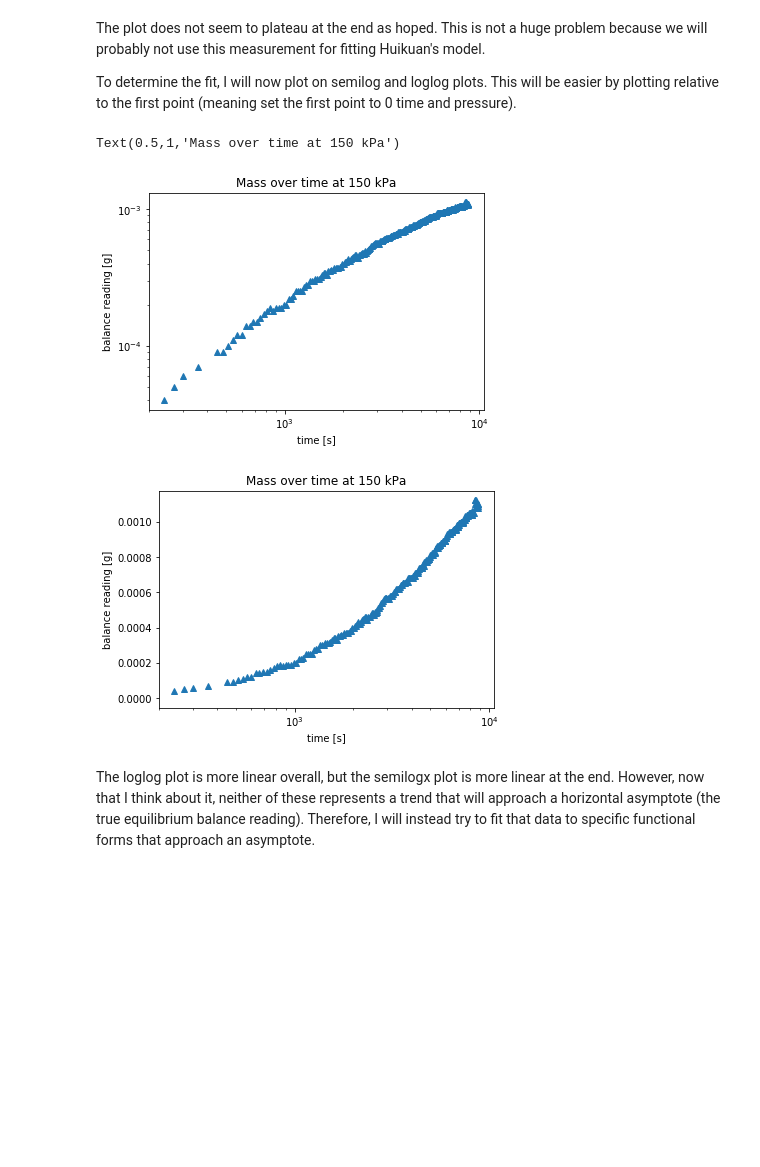
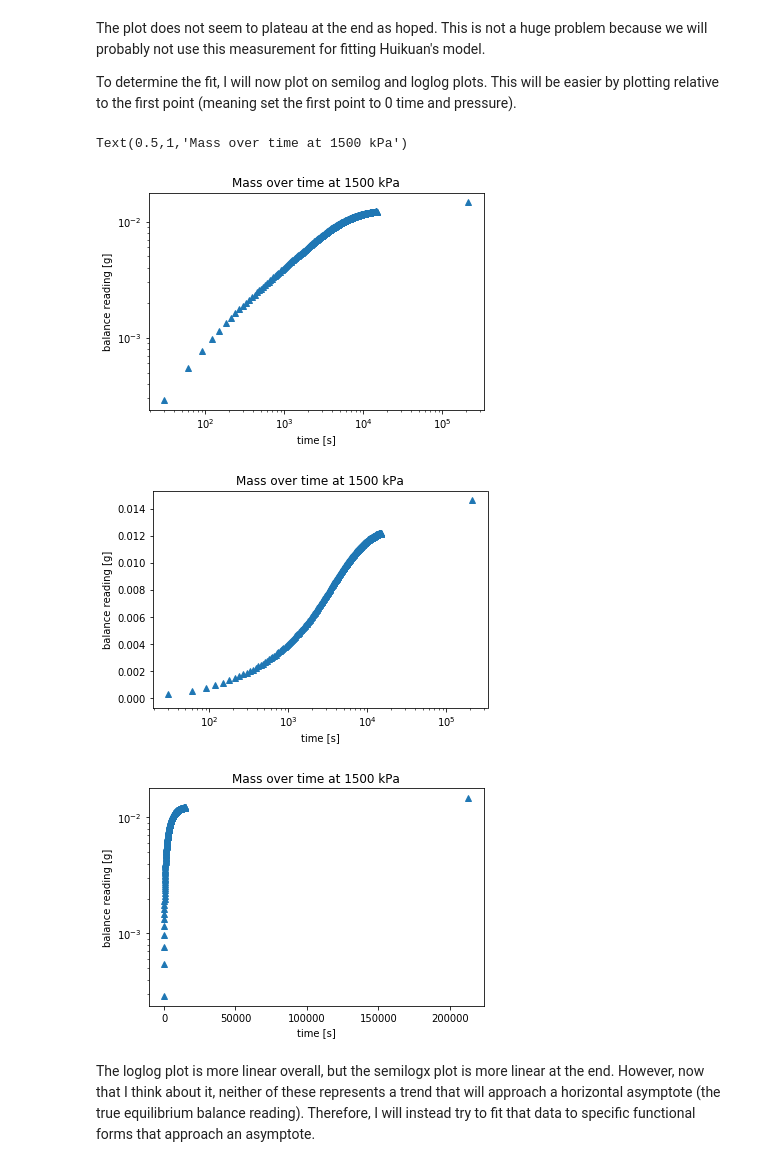
Before and after one commit to andylitalo/g-adsa, a Jupyter notebook: 20190614_fit_sorption_pred_equil.ipynb, the cells around one changed output. Drawn from its saved outputs; the diff is of its cells as text; code cells hidden in the pictures; blank space fills up the shorter version.

```diff
--- a/20190614_fit_sorption_pred_equil.ipynb
+++ b/20190614_fit_sorption_pred_equil.ipynb
@@ -18,7 +18,7 @@ from importlib import reload
 reload(dataproc)
 
 # Set user parameters
-data_folder = '../../EXPERIMENTS/Italy/data/adsa/'
+data_folder = '../../EXPERIMENTS/Italy/data/gravimetry/'
 data_file = 'v2110b-TRD-061219-1804.csv'
 pressure_steps = [0, 50, 150, 500, 1000, 1500, 2000, 2500, 3000, 3500, 4000, 4500, 5000, 5500] # user-defined set points [kPa]
 p_thresh_frac = 0.02 # threshold for acceptable difference between actual pressure and set pressure [fraction]
@@ -70,7 +70,7 @@ for i in range(len(pressure_steps)):
 For simplicity, we will start by exploring the mass for the first pressure increase, when the pressure is set to 50 kPa.
 # %%
 # extract mass and time
-p = 150 # pressure [kPa]
+p = 1500 # pressure [kPa]
 m_150_arr = data_dict[p]['balance reading [g]']
 t_150_arr = data_dict[p]['time [s]']
 
@@ -91,27 +91,36 @@ To determine the fit, I will now plot on semilog and loglog plots. This will be
 # %%
 # Zero data
 m_150_arr_0 = m_150_arr - m_150_arr[0]
 t_150_arr_0 = t_150_arr - t_150_arr[0]
 
 # Plot loglog
 fig = plt.figure()
 ax = fig.add_subplot(111)
 ax.loglog(t_150_arr_0, m_150_arr_0, '^')
 ax.set_xlabel('time [s]')
 ax.set_ylabel('balance reading [g]')
 ax.set_title('Mass over time at {p} kPa'.format(p=p))
 
 # Plot semilogx
 fig = plt.figure()
 ax = fig.add_subplot(111)
 ax.semilogx(t_150_arr_0, m_150_arr_0, '^')
 ax.set_xlabel('time [s]')
 ax.set_ylabel('balance reading [g]')
 ax.set_title('Mass over time at {p} kPa'.format(p=p))
+
+# Plot semilogy
+fig = plt.figure()
+ax = fig.add_subplot(111)
+ax.semilogy(t_150_arr_0, m_150_arr_0, '^')
+ax.set_xlabel('time [s]')
+ax.set_ylabel('balance reading [g]')
+ax.set_title('Mass over time at {p} kPa'.format(p=p))
 # %% [output]
-Text(0.5,1,'Mass over time at 150 kPa')
+Text(0.5,1,'Mass over time at 1500 kPa')
-[figure, old version]
+[figure, new version]
-[figure, old version]
+[figure, new version]
+[figure, added]
 # %% [markdown]
 The loglog plot is more linear overall, but the semilogx plot is more linear at the end. However, now that I think about it, neither of these represents a trend that will approach a horizontal asymptote (the true equilibrium balance reading). Therefore, I will instead try to fit that data to specific functional forms that approach an asymptote.
 # %%
```
Also changed, not shown: parts of 4 cells of this notebook, 6 other files.
